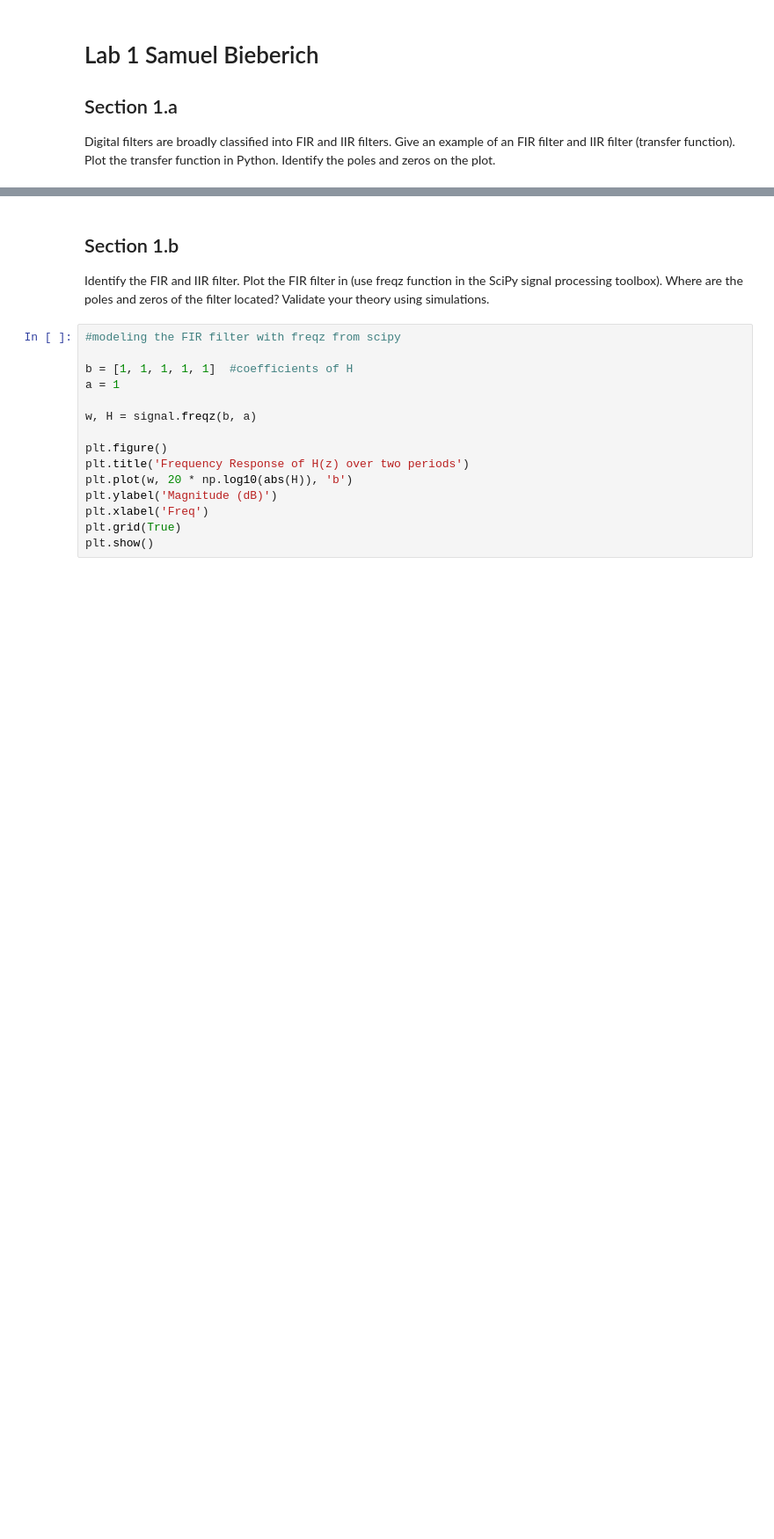
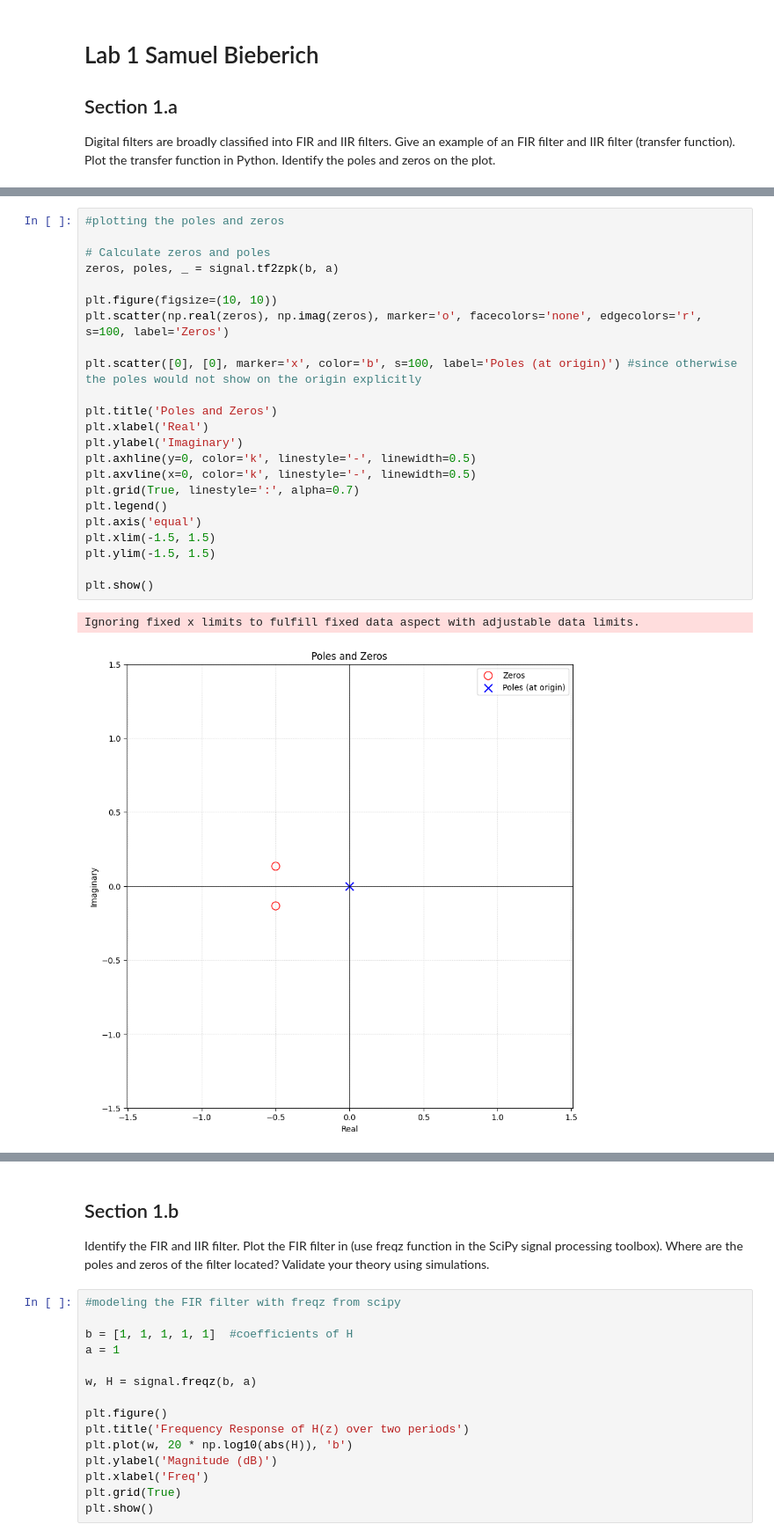
Before and after one commit to Sam-Bieberich/489, a Jupyter notebook: lab1.ipynb, the cells around one changed output, grey strips where cells are left out. Shown at 88% size. Cells and saved outputs as stored; diff of their text form; blank space fills up the shorter version.

```diff
--- a/lab1.ipynb
+++ b/lab1.ipynb
@@ -29,0 +43,26 @@ from scipy import signal
+# %%
+#plotting the poles and zeros
+
+# Calculate zeros and poles
+zeros, poles, _ = signal.tf2zpk(b, a)
+
+plt.figure(figsize=(10, 10))
+plt.scatter(np.real(zeros), np.imag(zeros), marker='o', facecolors='none', edgecolors='r', s=100, label='Zeros')
+
+plt.scatter([0], [0], marker='x', color='b', s=100, label='Poles (at origin)') #since otherwise the poles would not show on the origin explicitly
+
+plt.title('Poles and Zeros')
+plt.xlabel('Real')
+plt.ylabel('Imaginary')
+plt.axhline(y=0, color='k', linestyle='-', linewidth=0.5)
+plt.axvline(x=0, color='k', linestyle='-', linewidth=0.5)
+plt.grid(True, linestyle=':', alpha=0.7)
+plt.legend()
+plt.axis('equal')
+plt.xlim(-1.5, 1.5)
+plt.ylim(-1.5, 1.5)
+
+plt.show()
+# %% [output]
+Ignoring fixed x limits to fulfill fixed data aspect with adjustable data limits.
+[figure, added]
```
Also changed, not shown: parts of 13 cells of this notebook, 2 other files.
